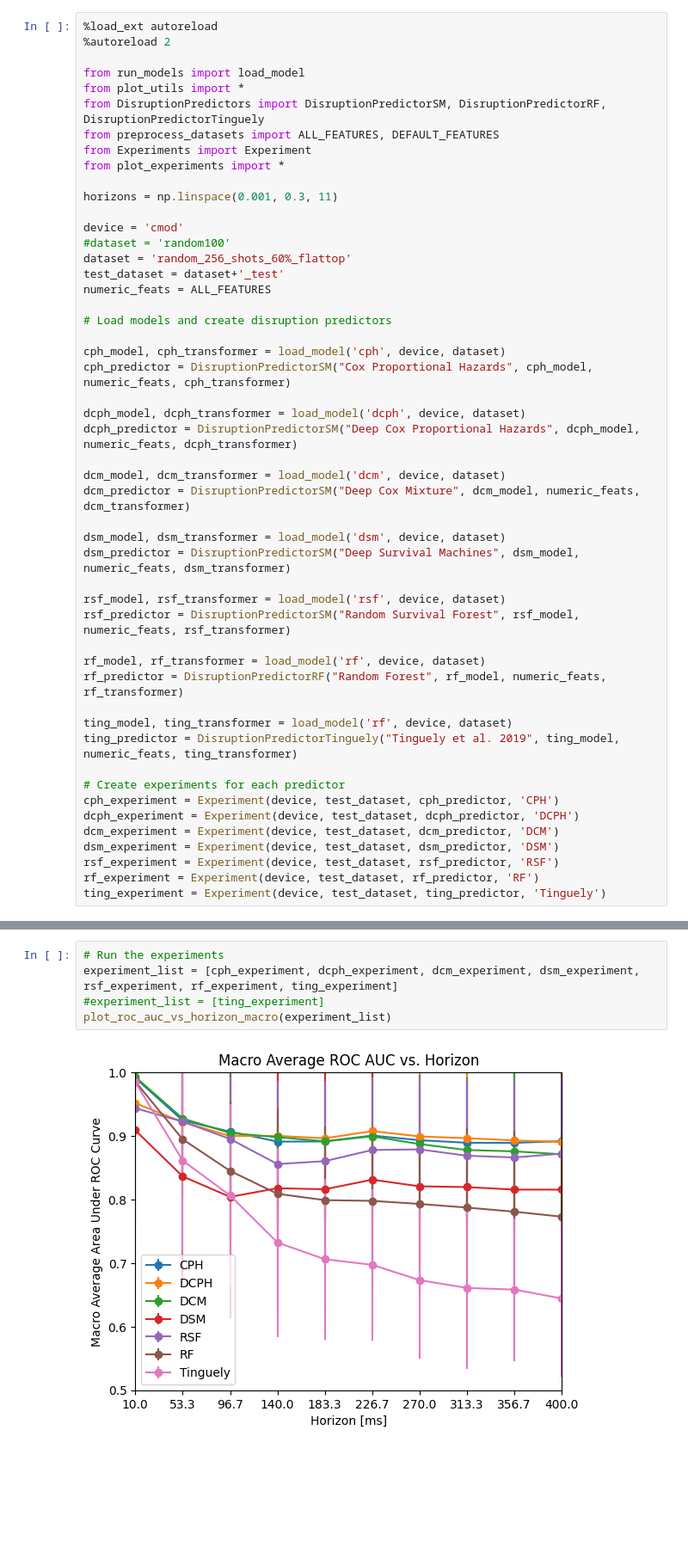
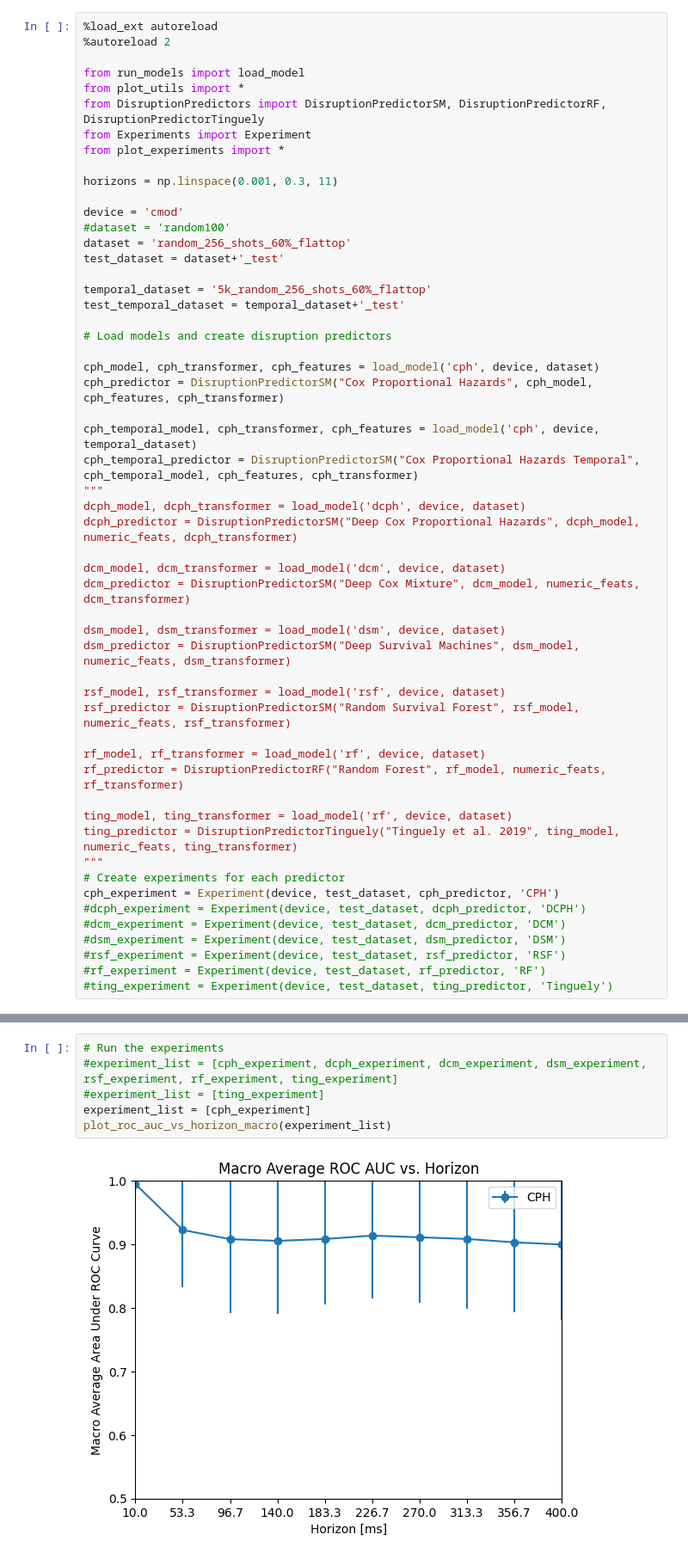
Before and after one commit to MIT-PSFC/disruption-survival-analysis, a Jupyter notebook: Run Experiments.ipynb, the cells around one changed output, grey strips where cells are left out. Shown at 86% size. Drawn from its saved outputs; the diff is of its cells as text; blank space fills up the shorter version.

```diff
--- a/Run Experiments.ipynb
+++ b/Run Experiments.ipynb
@@ -5,7 +5,6 @@
 from run_models import load_model
 from plot_utils import *
 from DisruptionPredictors import DisruptionPredictorSM, DisruptionPredictorRF, DisruptionPredictorTinguely
-from preprocess_datasets import ALL_FEATURES, DEFAULT_FEATURES
 from Experiments import Experiment
 from plot_experiments import *
 
@@ -15,13 +14,18 @@ device = 'cmod'
 #dataset = 'random100'
 dataset = 'random_256_shots_60%_flattop'
 test_dataset = dataset+'_test'
-numeric_feats = ALL_FEATURES
+
+temporal_dataset = '5k_random_256_shots_60%_flattop'
+test_temporal_dataset = temporal_dataset+'_test'
 
 # Load models and create disruption predictors
 
-cph_model, cph_transformer = load_model('cph', device, dataset)
-cph_predictor = DisruptionPredictorSM("Cox Proportional Hazards", cph_model, numeric_feats, cph_transformer)
+cph_model, cph_transformer, cph_features = load_model('cph', device, dataset)
+cph_predictor = DisruptionPredictorSM("Cox Proportional Hazards", cph_model, cph_features, cph_transformer)
 
+cph_temporal_model, cph_transformer, cph_features = load_model('cph', device, temporal_dataset)
+cph_temporal_predictor = DisruptionPredictorSM("Cox Proportional Hazards Temporal", cph_temporal_model, cph_features, cph_transformer)
+"""
 dcph_model, dcph_transformer = load_model('dcph', device, dataset)
 dcph_predictor = DisruptionPredictorSM("Deep Cox Proportional Hazards", dcph_model, numeric_feats, dcph_transformer)
 
@@ -39,15 +43,15 @@ rf_predictor = DisruptionPredictorRF("Random Forest", rf_model, numeric_feats, r
 
 ting_model, ting_transformer = load_model('rf', device, dataset)
 ting_predictor = DisruptionPredictorTinguely("Tinguely et al. 2019", ting_model, numeric_feats, ting_transformer)
-
+"""
 # Create experiments for each predictor
 cph_experiment = Experiment(device, test_dataset, cph_predictor, 'CPH')
-dcph_experiment = Experiment(device, test_dataset, dcph_predictor, 'DCPH')
-dcm_experiment = Experiment(device, test_dataset, dcm_predictor, 'DCM')
-dsm_experiment = Experiment(device, test_dataset, dsm_predictor, 'DSM')
-rsf_experiment = Experiment(device, test_dataset, rsf_predictor, 'RSF')
-rf_experiment = Experiment(device, test_dataset, rf_predictor, 'RF')
-ting_experiment = Experiment(device, test_dataset, ting_predictor, 'Tinguely')
+#dcph_experiment = Experiment(device, test_dataset, dcph_predictor, 'DCPH')
+#dcm_experiment = Experiment(device, test_dataset, dcm_predictor, 'DCM')
+#dsm_experiment = Experiment(device, test_dataset, dsm_predictor, 'DSM')
+#rsf_experiment = Experiment(device, test_dataset, rsf_predictor, 'RSF')
+#rf_experiment = Experiment(device, test_dataset, rf_predictor, 'RF')
+#ting_experiment = Experiment(device, test_dataset, ting_predictor, 'Tinguely')
 # %% [output]
 The autoreload extension is already loaded. To reload it, use:
   %reload_ext autoreload
@@ -61,10 +59,11 @@ Loaded model from models/rf_cmod_random_256_shots_60%_flattop.pkl
 # %%
 # Run the experiments
-experiment_list = [cph_experiment, dcph_experiment, dcm_experiment, dsm_experiment, rsf_experiment, rf_experiment, ting_experiment]
+#experiment_list = [cph_experiment, dcph_experiment, dcm_experiment, dsm_experiment, rsf_experiment, rf_experiment, ting_experiment]
 #experiment_list = [ting_experiment]
+experiment_list = [cph_experiment]
 plot_roc_auc_vs_horizon_macro(experiment_list)
 # %% [output]
-[figure, old version]
+[figure, new version]
 # %%
 plot_roc_auc_vs_horizon_micro(experiment_list)
 # %% [output]
```
Also changed, not shown: parts of 3 cells of this notebook.
